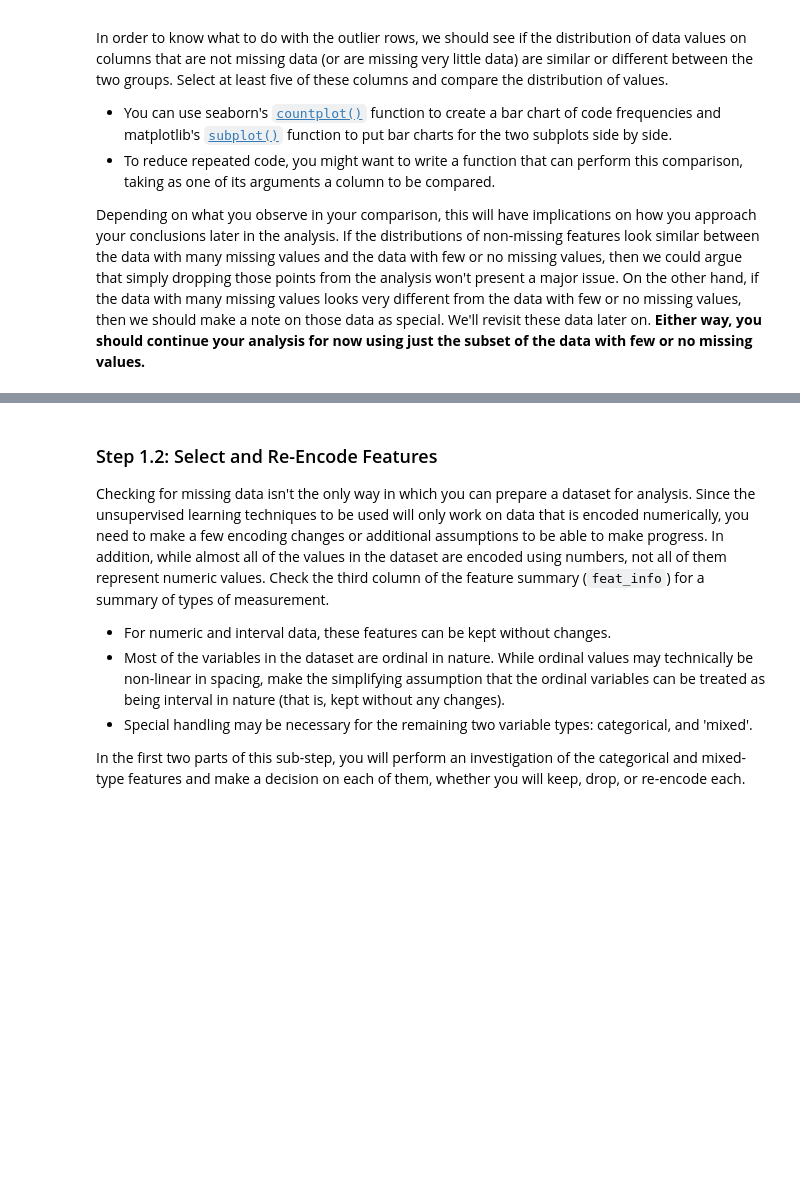
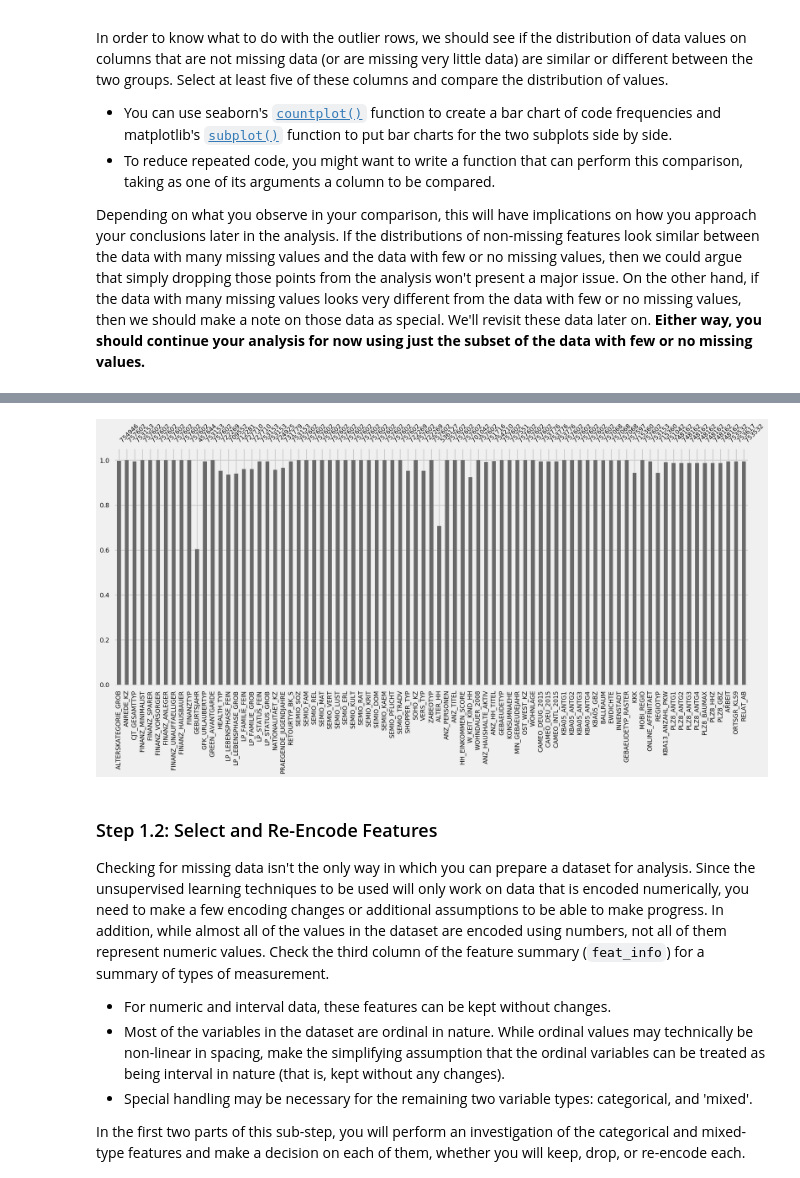
Before and after one commit to kennethn/machine-learning-nanodegree, a Jupyter notebook: p2_customer_segments/Identify_Customer_Segments.ipynb, the cells around one changed output, grey strips where cells are left out. Cells and saved outputs as stored; diff of their text form; code cells hidden in the pictures; blank space fills up the shorter version.

```diff
--- a/p2_customer_segments/Identify_Customer_Segments.ipynb
+++ b/p2_customer_segments/Identify_Customer_Segments.ipynb
@@ -189,3 +282,13 @@ Depending on what you observe in your comparison, this will have implications on
+# %%
+# Create a new dataframe that contains only the "complete" rows, filtering
+# out the rows that were missing microcell and/or building-level features
+df_subset = df_clean.query('KBA05_ANTG1 != "NaN"')
+# %%
+# Test our missing distribution again to make sure the rows look mostly complete
+msno.bar(df_subset, figsize=(20, 8), fontsize=12)
+plt.show()
+# %% [output]
+[figure, added]
 # %% [markdown]
 ### Step 1.2: Select and Re-Encode Features
 
```
Also changed, not shown: parts of 42 cells of this notebook.
